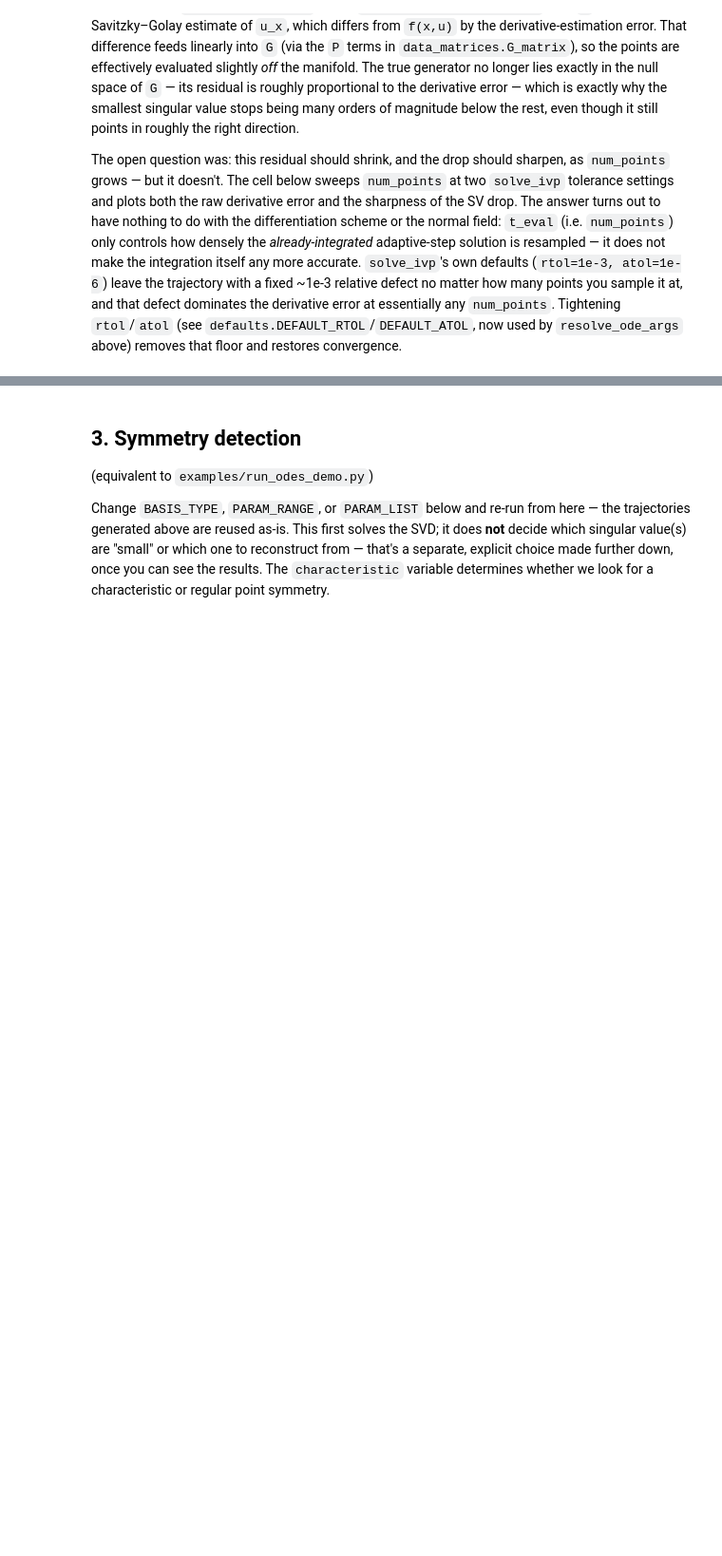
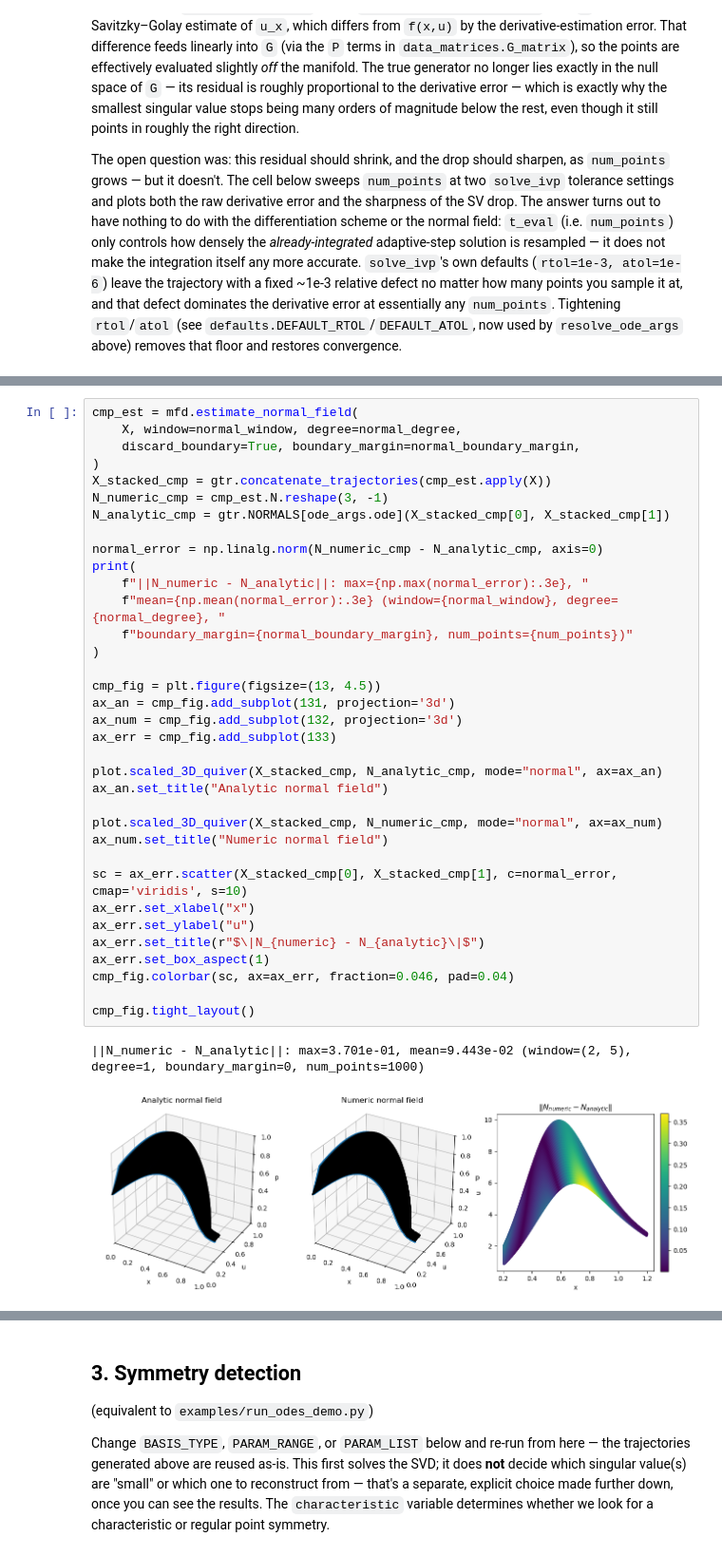
Before and after one commit to rros22/symmetry-detection, a Jupyter notebook: notebooks/ode_symmetry_explorer.ipynb, the cells around one changed output, grey strips where cells are left out. Shown at 95% size. Drawn from its saved outputs; the diff is of its cells as text; blank space fills up the shorter version.

```diff
--- a/notebooks/ode_symmetry_explorer.ipynb
+++ b/notebooks/ode_symmetry_explorer.ipynb
@@ -372,0 +472,38 @@ Text(0.5, 0.92, 'Analytic normal field')
+# %%
+cmp_est = mfd.estimate_normal_field(
+    X, window=normal_window, degree=normal_degree,
+    discard_boundary=True, boundary_margin=normal_boundary_margin,
+)
+X_stacked_cmp = gtr.concatenate_trajectories(cmp_est.apply(X))
+N_numeric_cmp = cmp_est.N.reshape(3, -1)
+N_analytic_cmp = gtr.NORMALS[ode_args.ode](X_stacked_cmp[0], X_stacked_cmp[1])
+
+normal_error = np.linalg.norm(N_numeric_cmp - N_analytic_cmp, axis=0)
+print(
+    f"||N_numeric - N_analytic||: max={np.max(normal_error):.3e}, "
+    f"mean={np.mean(normal_error):.3e} (window={normal_window}, degree={normal_degree}, "
+    f"boundary_margin={normal_boundary_margin}, num_points={num_points})"
+)
+
+cmp_fig = plt.figure(figsize=(13, 4.5))
+ax_an = cmp_fig.add_subplot(131, projection='3d')
+ax_num = cmp_fig.add_subplot(132, projection='3d')
+ax_err = cmp_fig.add_subplot(133)
+
+plot.scaled_3D_quiver(X_stacked_cmp, N_analytic_cmp, mode="normal", ax=ax_an)
+ax_an.set_title("Analytic normal field")
+
+plot.scaled_3D_quiver(X_stacked_cmp, N_numeric_cmp, mode="normal", ax=ax_num)
+ax_num.set_title("Numeric normal field")
+
+sc = ax_err.scatter(X_stacked_cmp[0], X_stacked_cmp[1], c=normal_error, cmap='viridis', s=10)
+ax_err.set_xlabel("x")
+ax_err.set_ylabel("u")
+ax_err.set_title(r"$\|N_{numeric} - N_{analytic}\|$")
+ax_err.set_box_aspect(1)
+cmp_fig.colorbar(sc, ax=ax_err, fraction=0.046, pad=0.04)
+
+cmp_fig.tight_layout()
+# %% [output]
+||N_numeric - N_analytic||: max=3.701e-01, mean=9.443e-02 (window=(2, 5), degree=1, boundary_margin=0, num_points=1000)
+[figure, added]
```
Also changed, not shown: parts of 11 cells of this notebook, 2 other files.
